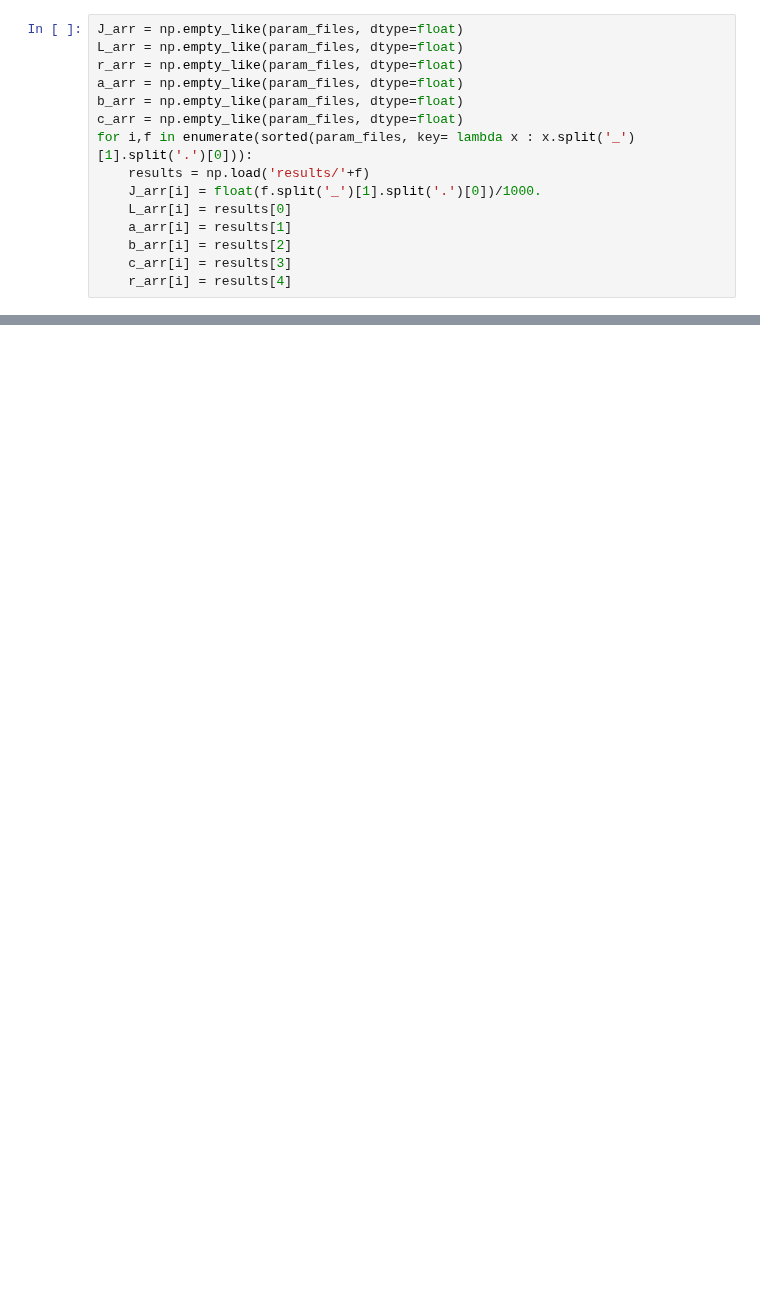
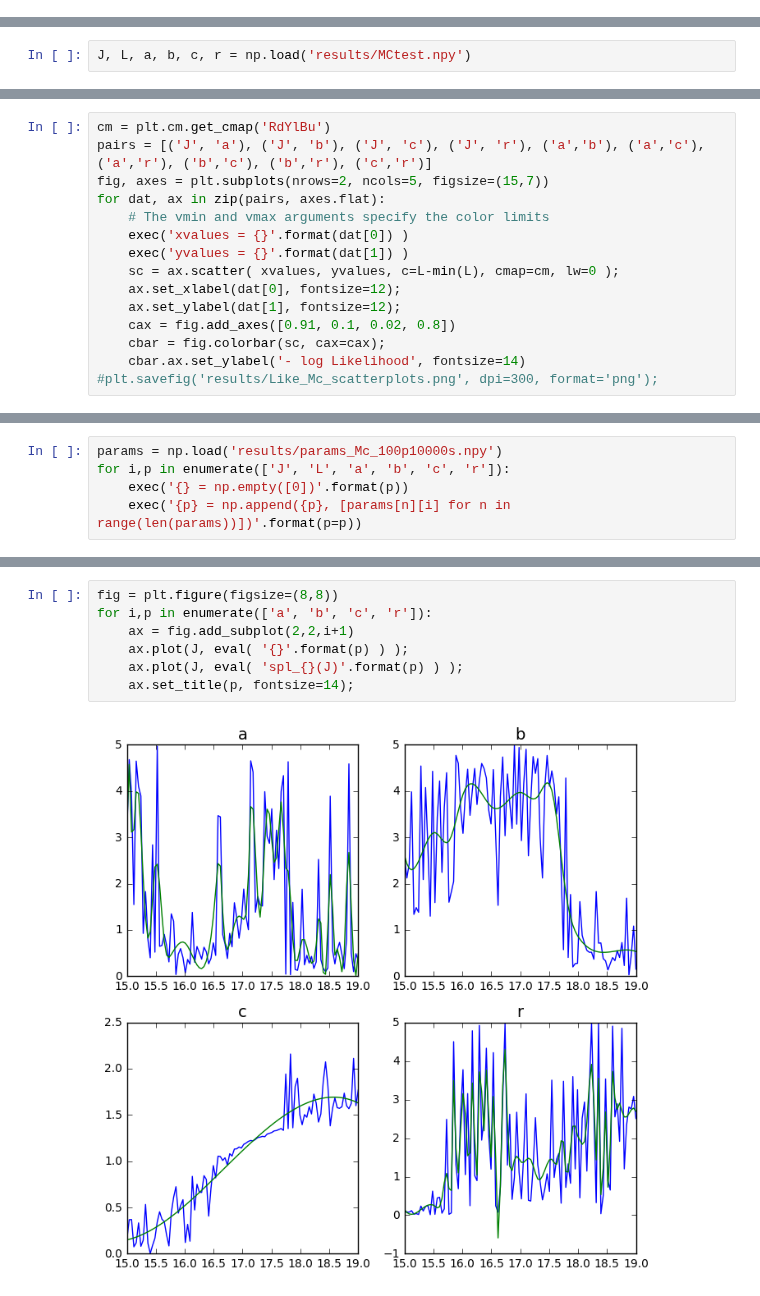
Before and after one commit to achiappo/FRESKA, a Jupyter notebook: cython/plot.ipynb, the cells around one changed output, grey strips where cells are left out. Cells and saved outputs as stored; diff of their text form; blank space fills up the shorter version.

```diff
--- a/cython/plot.ipynb
+++ b/cython/plot.ipynb
@@ -15,15 +0,0 @@ param_files = [f for f in files if 'params' in f]
-# %%
-J_arr = np.empty_like(param_files, dtype=float)
-L_arr = np.empty_like(param_files, dtype=float)
-r_arr = np.empty_like(param_files, dtype=float)
-a_arr = np.empty_like(param_files, dtype=float)
-b_arr = np.empty_like(param_files, dtype=float)
-c_arr = np.empty_like(param_files, dtype=float)
-for i,f in enumerate(sorted(param_files, key= lambda x : x.split('_')[1].split('.')[0])):
-    results = np.load('results/'+f)
-    J_arr[i] = float(f.split('_')[1].split('.')[0])/1000.
-    L_arr[i] = results[0]
-    a_arr[i] = results[1]
-    b_arr[i] = results[2]
-    c_arr[i] = results[3]
-    r_arr[i] = results[4]
@@ -106,0 +12,2 @@ plt.ylim(-0.5,12)
+# %%
+J, L, a, b, c, r = np.load('results/MCtest.npy')
@@ -106,0 +25,15 @@ plt.ylim(-0.5,12)
+# %%
+cm = plt.cm.get_cmap('RdYlBu')
+pairs = [('J', 'a'), ('J', 'b'), ('J', 'c'), ('J', 'r'), ('a','b'), ('a','c'), ('a','r'), ('b','c'), ('b','r'), ('c','r')]
+fig, axes = plt.subplots(nrows=2, ncols=5, figsize=(15,7))
+for dat, ax in zip(pairs, axes.flat):
+    # The vmin and vmax arguments specify the color limits
+    exec('xvalues = {}'.format(dat[0]) )
+    exec('yvalues = {}'.format(dat[1]) )
+    sc = ax.scatter( xvalues, yvalues, c=L-min(L), cmap=cm, lw=0 );
+    ax.set_xlabel(dat[0], fontsize=12);
+    ax.set_ylabel(dat[1], fontsize=12);
+    cax = fig.add_axes([0.91, 0.1, 0.02, 0.8])
+    cbar = fig.colorbar(sc, cax=cax);
+    cbar.ax.set_ylabel('- log Likelihood', fontsize=14)
+#plt.savefig('results/Like_Mc_scatterplots.png', dpi=300, format='png');
@@ -106,0 +75,5 @@ plt.ylim(-0.5,12)
+# %%
+params = np.load('results/params_Mc_100p10000s.npy')
+for i,p in enumerate(['J', 'L', 'a', 'b', 'c', 'r']):
+    exec('{} = np.empty([0])'.format(p))
+    exec('{p} = np.append({p}, [params[n][i] for n in range(len(params))])'.format(p=p))
@@ -106,0 +149,9 @@ plt.ylim(-0.5,12)
+# %%
+fig = plt.figure(figsize=(8,8))
+for i,p in enumerate(['a', 'b', 'c', 'r']):
+    ax = fig.add_subplot(2,2,i+1)
+    ax.plot(J, eval( '{}'.format(p) ) );
+    ax.plot(J, eval( 'spl_{}(J)'.format(p) ) );
+    ax.set_title(p, fontsize=14);
+# %% [output]
+[figure, added]
```
Also changed, not shown: parts of 56 cells of this notebook, 40 other files.
